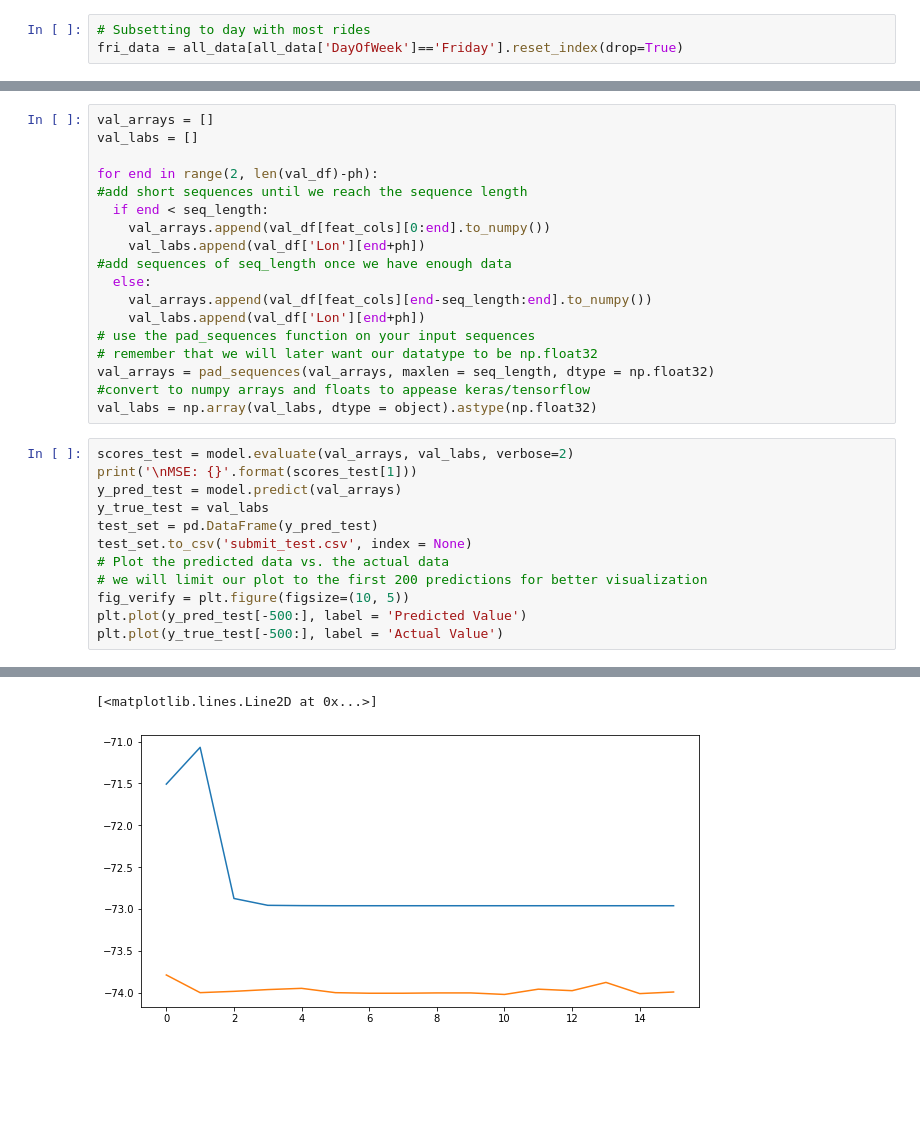
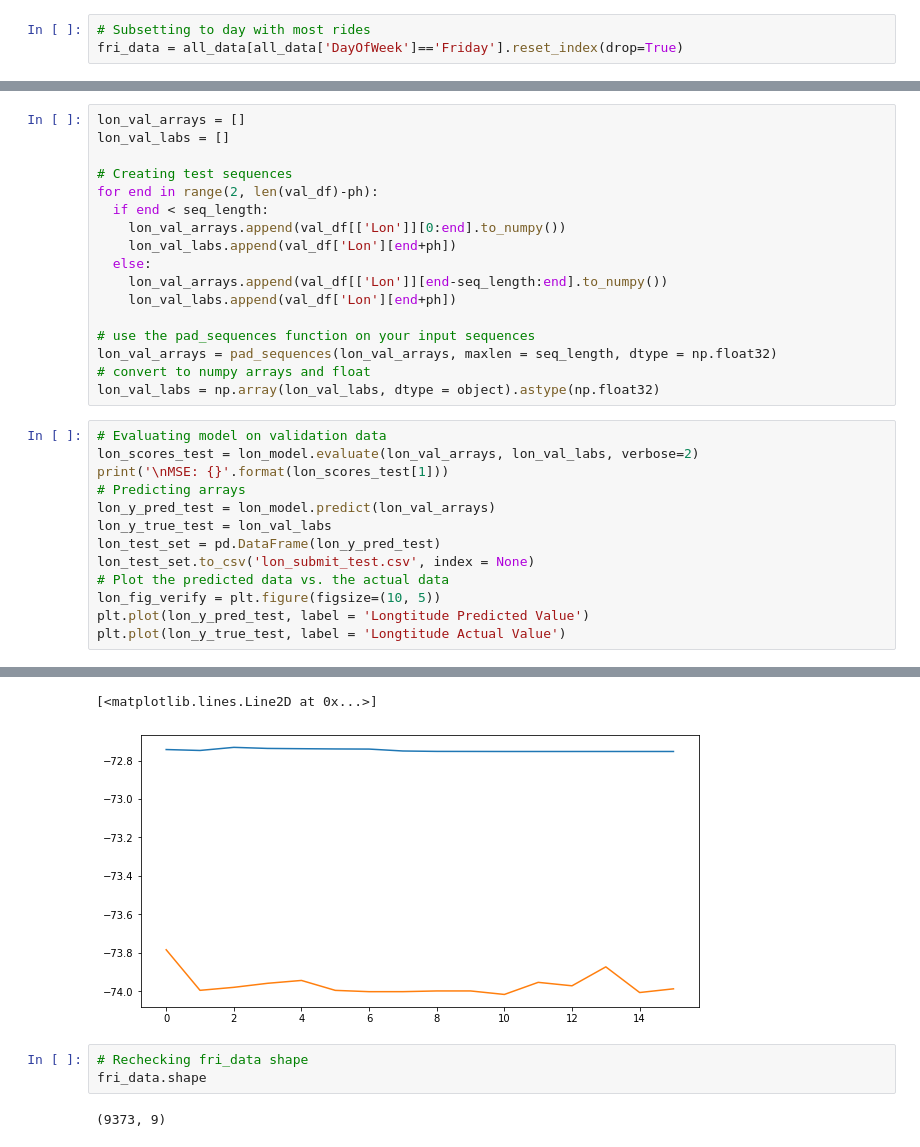
Before and after one commit to ljtaylor99/AAI-530-Final-Project, a Jupyter notebook: AAI530_Final.ipynb, the cells around one changed output, grey strips where cells are left out. Drawn from its saved outputs; the diff is of its cells as text; blank space fills up the shorter version.

```diff
--- a/AAI530_Final.ipynb
+++ b/AAI530_Final.ipynb
@@ -231,31 +338,31 @@ fig_acc.savefig("LSTM_loss1.png")
 # %%
-val_arrays = []
-val_labs = []
+lon_val_arrays = []
+lon_val_labs = []
 
+# Creating test sequences
 for end in range(2, len(val_df)-ph):
-#add short sequences until we reach the sequence length
   if end < seq_length:
-    val_arrays.append(val_df[feat_cols][0:end].to_numpy())
-    val_labs.append(val_df['Lon'][end+ph])
-#add sequences of seq_length once we have enough data
+    lon_val_arrays.append(val_df[['Lon']][0:end].to_numpy())
+    lon_val_labs.append(val_df['Lon'][end+ph])
   else:
-    val_arrays.append(val_df[feat_cols][end-seq_length:end].to_numpy())
-    val_labs.append(val_df['Lon'][end+ph])
+    lon_val_arrays.append(val_df[['Lon']][end-seq_length:end].to_numpy())
+    lon_val_labs.append(val_df['Lon'][end+ph])
+
 # use the pad_sequences function on your input sequences
-# remember that we will later want our datatype to be np.float32
-val_arrays = pad_sequences(val_arrays, maxlen = seq_length, dtype = np.float32)
-#convert to numpy arrays and floats to appease keras/tensorflow
-val_labs = np.array(val_labs, dtype = object).astype(np.float32)
+lon_val_arrays = pad_sequences(lon_val_arrays, maxlen = seq_length, dtype = np.float32)
+# convert to numpy arrays and float
+lon_val_labs = np.array(lon_val_labs, dtype = object).astype(np.float32)
 # %%
-scores_test = model.evaluate(val_arrays, val_labs, verbose=2)
-print('\nMSE: {}'.format(scores_test[1]))
-y_pred_test = model.predict(val_arrays)
-y_true_test = val_labs
-test_set = pd.DataFrame(y_pred_test)
-test_set.to_csv('submit_test.csv', index = None)
+# Evaluating model on validation data
+lon_scores_test = lon_model.evaluate(lon_val_arrays, lon_val_labs, verbose=2)
+print('\nMSE: {}'.format(lon_scores_test[1]))
+# Predicting arrays
+lon_y_pred_test = lon_model.predict(lon_val_arrays)
+lon_y_true_test = lon_val_labs
+lon_test_set = pd.DataFrame(lon_y_pred_test)
+lon_test_set.to_csv('lon_submit_test.csv', index = None)
 # Plot the predicted data vs. the actual data
-# we will limit our plot to the first 200 predictions for better visualization
-fig_verify = plt.figure(figsize=(10, 5))
-plt.plot(y_pred_test[-500:], label = 'Predicted Value')
-plt.plot(y_true_test[-500:], label = 'Actual Value')
+lon_fig_verify = plt.figure(figsize=(10, 5))
+plt.plot(lon_y_pred_test, label = 'Longtitude Predicted Value')
+plt.plot(lon_y_true_test, label = 'Longtitude Actual Value')
 # %% [output]
@@ -266,2 +373,7 @@ MSE: 1.7809087038040161
 [<matplotlib.lines.Line2D at 0x...>]
-[figure, old version]
+[figure, new version]
+# %%
+# Rechecking fri_data shape
+fri_data.shape
+# %% [output]
+(9373, 9)
```
Also changed, not shown: parts of 23 cells of this notebook.
